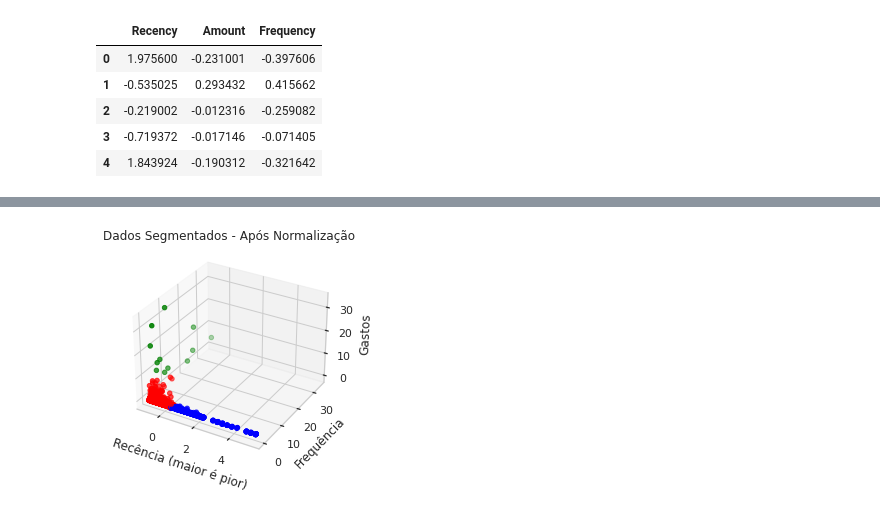
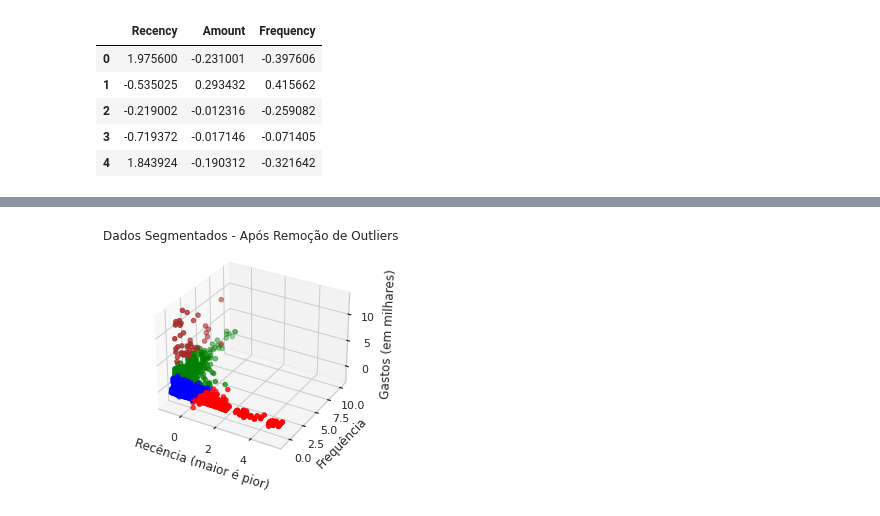
Before and after one commit to mikaelsouza/ai-engineer-bemol-challenge, a Jupyter notebook: notebooks/2-model-experiments.ipynb, the cells around one changed output, grey strips where cells are left out. Drawn from its saved outputs; the diff is of its cells as text; code cells hidden in the pictures.

Commit message:
[WIP] Atualizados notebooks de exploração de dados e de experimentos.

```diff
--- a/notebooks/2-model-experiments.ipynb
+++ b/notebooks/2-model-experiments.ipynb
@@ -76,10 +77,10 @@ def plot3d(x, y, z, colors, xlabel='Recência (maior é pior)', zlabel='Gastos (
     ax.set_ylabel(ylabel)
     ax.set_title(title)
 
-def run_kmeans(X):
-    model = sklearn.cluster.KMeans(n_clusters=3, random_state=RS)
+def run_kmeans(X, n_clusters=4):
+    model = sklearn.cluster.KMeans(n_clusters=n_clusters, random_state=RS)
     prediction = model.fit(X)
     labels = prediction.labels_
     colors = [COLORS[x] for x in labels]
-    return colors
+    return colors, labels
 # %%
@@ -141,8 +159,8 @@ Com o objetivo de reduzir o efeito da diferença de escala entre os atributos de
 # %%
 X = rfm[['Recency', 'Amount', 'Frequency']]
 ss = sklearn.preprocessing.StandardScaler()
-X_std = pd.DataFrame(ss.fit_transform(X), columns=['Recency', 'Amount', 'Frequency'])
-X_std.head()
+X = pd.DataFrame(ss.fit_transform(X), columns=['Recency', 'Amount', 'Frequency'])
+X.head()
 # %% [output]
 |  | Recency | Amount | Frequency |
 | 0 | 1.975600 | -0.231001 | -0.397606 |
@@ -153,13 +203,28 @@ X_std.head()
+# %%
+def remove_outlier(df, column, quantiles=(0.01, 0.99)):
+    q1 = df[column].quantile(quantiles[0])
+    q2 = df[column].quantile(quantiles[1])
+    iqr = q2 - q1
+    df = df[(df[column] >= q1 - 1.5 * iqr) & (df[column] <= q2 + 1.5 * iqr)]
+    return df
+# %%
+X = rfm[['Recency', 'Amount', 'Frequency']].copy()
+
+X = remove_outlier(X, 'Recency')
+X = remove_outlier(X, 'Amount')
+X = remove_outlier(X, 'Frequency')
+
+X = pd.DataFrame(ss.fit_transform(X), columns=['Recency', 'Amount', 'Frequency'], index=X.index)
 # %%
 # Obtendo coordenadas
-x = X_std['Recency']
-y = X_std['Frequency']
-z = X_std['Amount']
+x = X['Recency']
+y = X['Frequency']
+z = X['Amount']
 
 # Definindo novo modelo
-colors = run_kmeans(X_std)
+colors, labels = run_kmeans(X)
 
 # Plot
-plot3d(x, y, z, colors, zlabel='Gastos', title='Dados Segmentados - Após Normalização')
+plot3d(x, y, z, colors, title='Dados Segmentados - Após Remoção de Outliers')
 # %% [output]
-[figure, old version]
+[figure, new version]
```
Also changed, not shown: parts of 23 cells of this notebook, 1 other file.
